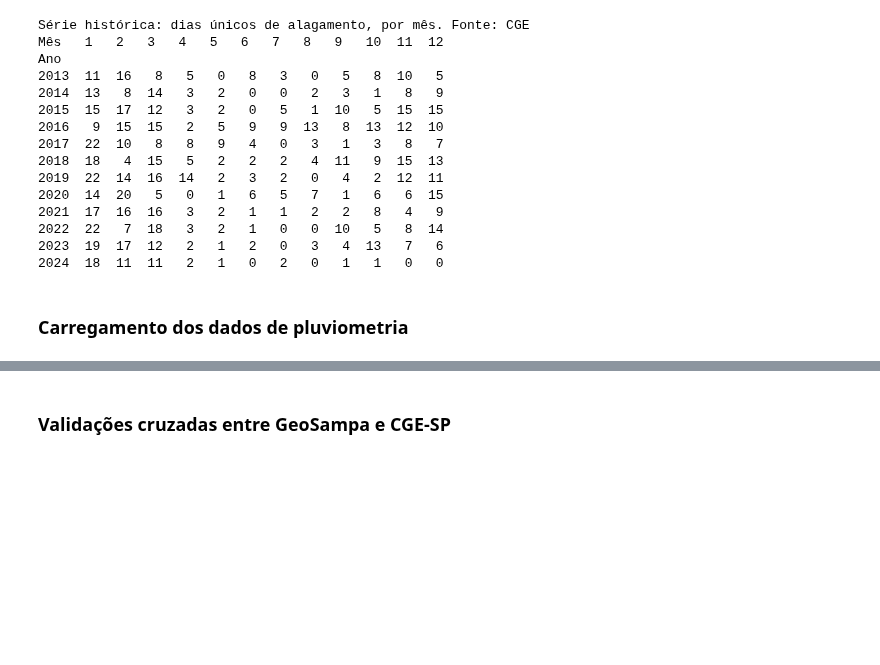
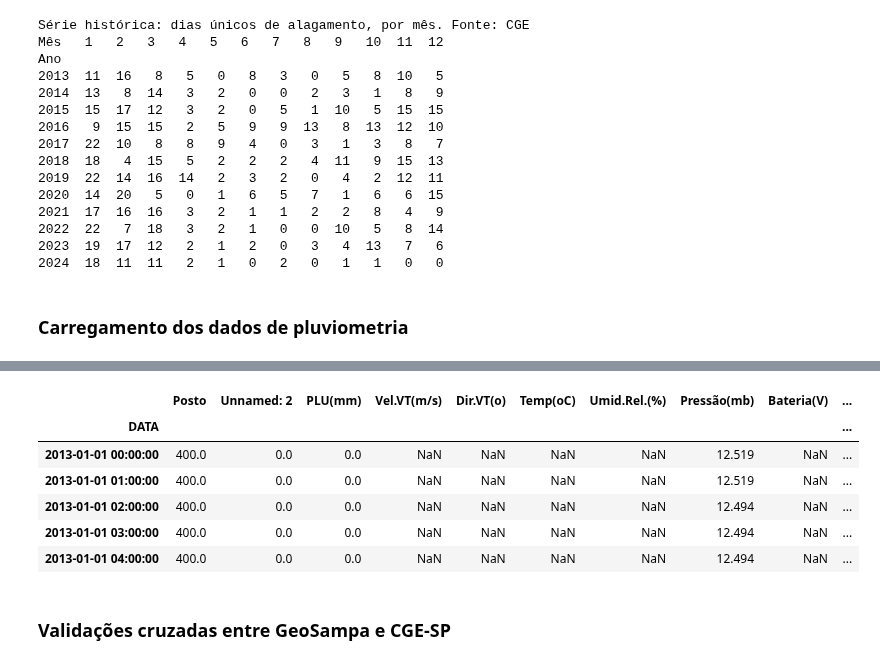
Before and after one commit to marcelof314/SP_urban_flooding, a Jupyter notebook: 06 Simulation package preparation.ipynb, the cells around one changed output, grey strips where cells are left out. Cells and saved outputs as stored; diff of their text form; code cells hidden in the pictures; blank space fills up the shorter version.

```diff
--- a/06 Simulation package preparation.ipynb
+++ b/06 Simulation package preparation.ipynb
@@ -297,0 +322,18 @@ Ano
+# %%
+# Converter a coluna 'DATA' para datetime, se ainda não estiver
+df_chuva_10min['DATA'] = pd.to_datetime(df_chuva_10min['DATA'])
+
+# Definir a coluna 'DATA' como índice
+df_chuva_10min.set_index('DATA', inplace=True)
+
+# Somar somente a coluna 'PLU(mm)' a cada hora
+df_chuva_agregada = df_chuva_10min['PLU(mm)'].resample('h').sum()
+
+# Para as demais colunas, manter o valor existente, por exemplo, usando o 'first'
+df_chuva_hora = df_chuva_10min.resample('h').first()
+
+# Combinar os resultados: substituir a coluna 'PLU(mm)' no dataframe com os dados somados
+df_chuva_hora['PLU(mm)'] = df_chuva_agregada
+
+# Exibir o dataframe resultante
+print(df_chuva_hora.head())
@@ -297,0 +358,9 @@ Ano
+# %%
+# Criar uma coluna para o dia
+df_chuva_hora['Dia'] = df_chuva_hora.index.date
+
+# Criar uma coluna para a hora
+df_chuva_hora['Hora'] = df_chuva_hora.index.time
+
+# Exibir as primeiras linhas para verificar
+print(df_chuva_hora[['Dia', 'Hora']].head())
@@ -298,3 +375,13 @@ Ano
+# %%
+df_chuva_hora.head()
+# %% [output]
+|  | Posto | Unnamed: 2 | PLU(mm) | Vel.VT(m/s) | Dir.VT(o) | Temp(oC) | Umid.Rel.(%) | Pressão(mb) | Bateria(V) | ... |
+| DATA |  |  |  |  |  |  |  |  |  | ... |
+| 2013-01-01 00:00:00 | 400.0 | 0.0 | 0.0 | NaN | NaN | NaN | NaN | 12.519 | NaN | ... |
+| 2013-01-01 01:00:00 | 400.0 | 0.0 | 0.0 | NaN | NaN | NaN | NaN | 12.519 | NaN | ... |
+| 2013-01-01 02:00:00 | 400.0 | 0.0 | 0.0 | NaN | NaN | NaN | NaN | 12.494 | NaN | ... |
+| 2013-01-01 03:00:00 | 400.0 | 0.0 | 0.0 | NaN | NaN | NaN | NaN | 12.494 | NaN | ... |
+| 2013-01-01 04:00:00 | 400.0 | 0.0 | 0.0 | NaN | NaN | NaN | NaN | 12.494 | NaN | ... |
 # %% [markdown]
 ### Validações cruzadas entre GeoSampa e CGE-SP
 # %%
```
Also changed, not shown: parts of 5 cells of this notebook.
